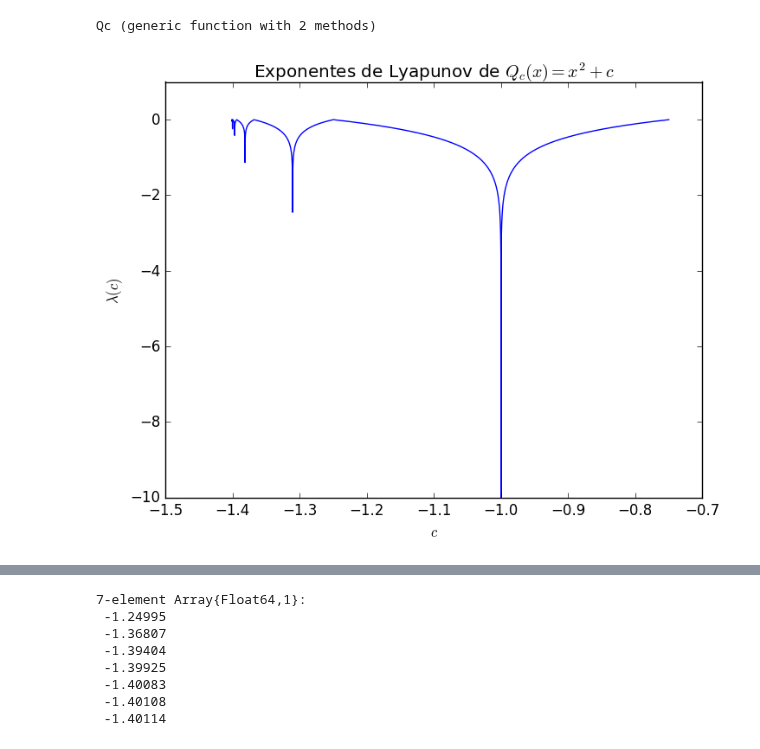
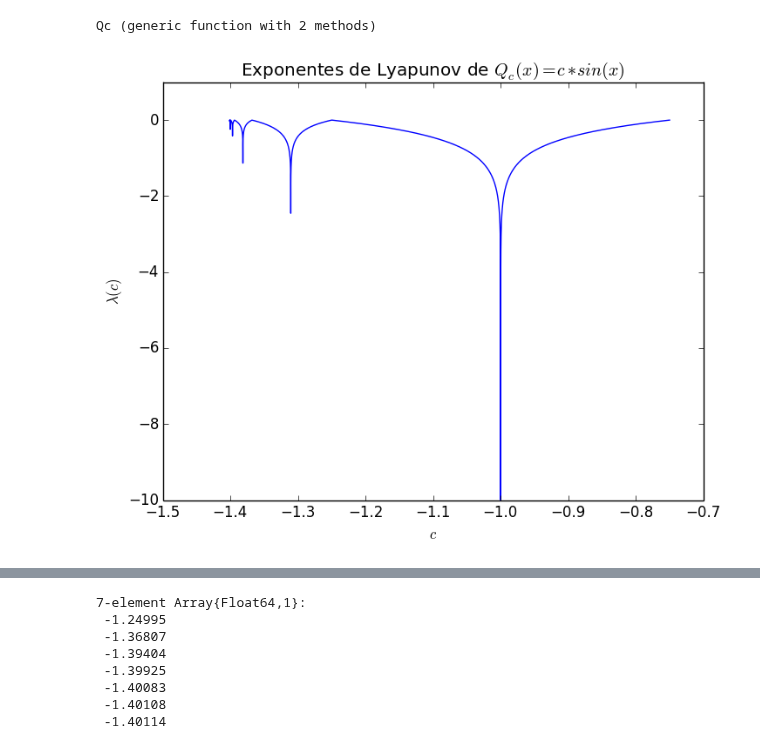
Before and after one commit to lbenet/2017-1_TSFisComp, a Jupyter notebook: tareas/pabloresendiz/Tarea4/tarea4.ipynb, the cells around one changed output, grey strips where cells are left out. Drawn from its saved outputs; the diff is of its cells as text; code cells hidden in the pictures.

```diff
--- a/tareas/pabloresendiz/Tarea4/tarea4.ipynb
+++ b/tareas/pabloresendiz/Tarea4/tarea4.ipynb
@@ -671,12 +711,12 @@ func,c= explyap(Qc,1.0,crange,10000);
 # %%
 p = plot(c, func)
 xlabel(L"c")
 ylabel(L"\lambda(c)")
-title(L"Exponentes de Lyapunov de $Q_c(x)= x^2 +c$")
+title(L"Exponentes de Lyapunov de $Q_c(x)=c*sin(x)$")
 ylim(-10,1.0)
 show()
 # %% [output]
-[figure, old version]
+[figure, new version]
 # %%
 function minimize(func::Array,crange::Array)
     n = length(func)
```
Also changed, not shown: parts of 34 cells of this notebook.
